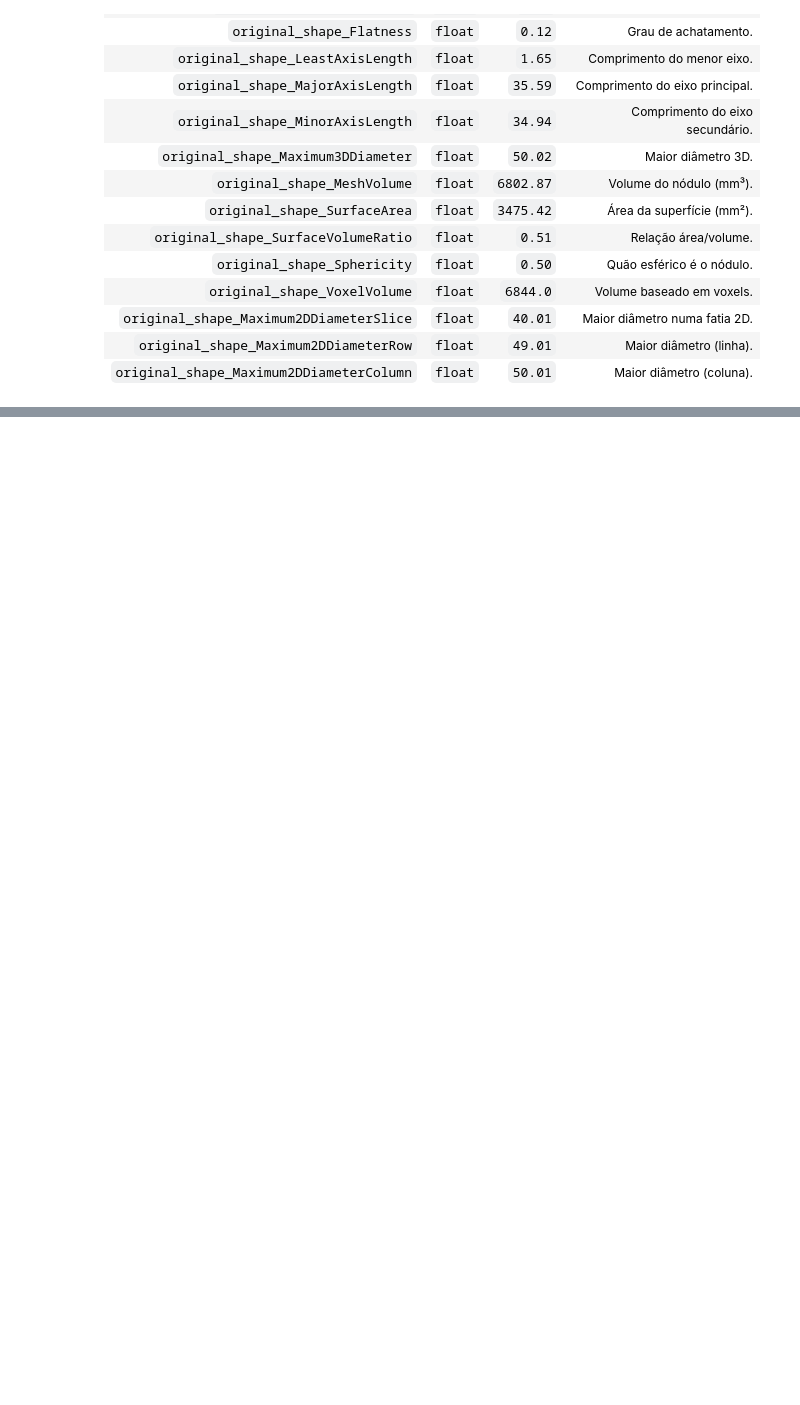
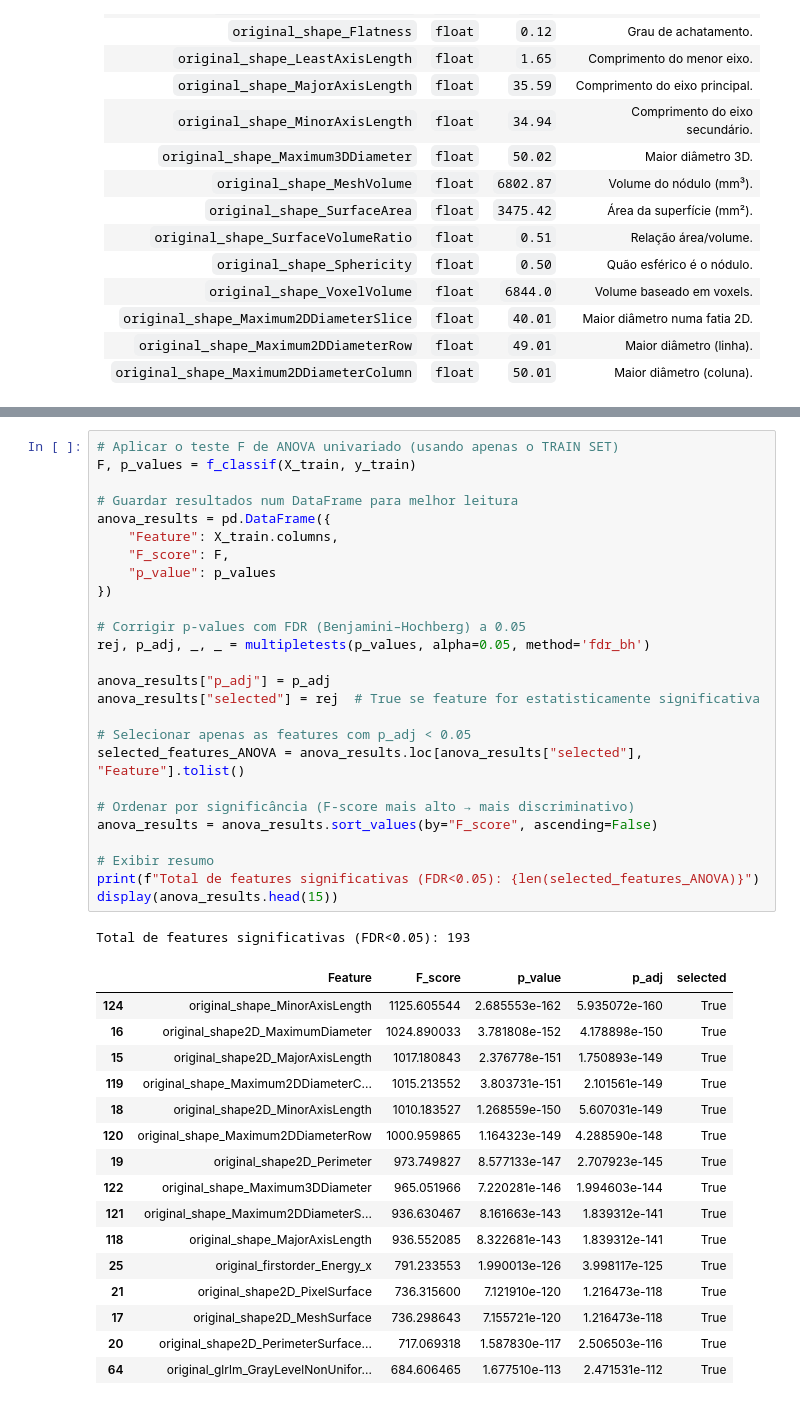
Before and after one commit to francisca005/Lung-Cancer-Classification, a Jupyter notebook: notebook.ipynb, the cells around one changed output, grey strips where cells are left out. Cells and saved outputs as stored; diff of their text form; blank space fills up the shorter version.

```diff
--- a/notebook.ipynb
+++ b/notebook.ipynb
@@ -2018,0 +2089,44 @@ Esta estratégia é suportada por estudos como **Chang et al. (2020)**, que demo
+# %%
+# Aplicar o teste F de ANOVA univariado (usando apenas o TRAIN SET)
+F, p_values = f_classif(X_train, y_train)
+
+# Guardar resultados num DataFrame para melhor leitura
+anova_results = pd.DataFrame({
+    "Feature": X_train.columns,
+    "F_score": F,
+    "p_value": p_values
+})
+
+# Corrigir p-values com FDR (Benjamini–Hochberg) a 0.05
+rej, p_adj, _, _ = multipletests(p_values, alpha=0.05, method='fdr_bh')
+
+anova_results["p_adj"] = p_adj
+anova_results["selected"] = rej  # True se feature for estatisticamente significativa
+
+# Selecionar apenas as features com p_adj < 0.05
+selected_features_ANOVA = anova_results.loc[anova_results["selected"], "Feature"].tolist()
+
+# Ordenar por significância (F-score mais alto → mais discriminativo)
+anova_results = anova_results.sort_values(by="F_score", ascending=False)
+
+# Exibir resumo
+print(f"Total de features significativas (FDR<0.05): {len(selected_features_ANOVA)}")
+display(anova_results.head(15))
+# %% [output]
+Total de features significativas (FDR<0.05): 193
+|  | Feature | F_score | p_value | p_adj | selected |
+| 124 | original_shape_MinorAxisLength | 1125.605544 | 2.685553e-162 | 5.935072e-160 | True |
+| 16 | original_shape2D_MaximumDiameter | 1024.890033 | 3.781808e-152 | 4.178898e-150 | True |
+| 15 | original_shape2D_MajorAxisLength | 1017.180843 | 2.376778e-151 | 1.750893e-149 | True |
+| 119 | original_shape_Maximum2DDiameterC... | 1015.213552 | 3.803731e-151 | 2.101561e-149 | True |
+| 18 | original_shape2D_MinorAxisLength | 1010.183527 | 1.268559e-150 | 5.607031e-149 | True |
+| 120 | original_shape_Maximum2DDiameterRow | 1000.959865 | 1.164323e-149 | 4.288590e-148 | True |
+| 19 | original_shape2D_Perimeter | 973.749827 | 8.577133e-147 | 2.707923e-145 | True |
+| 122 | original_shape_Maximum3DDiameter | 965.051966 | 7.220281e-146 | 1.994603e-144 | True |
+| 121 | original_shape_Maximum2DDiameterS... | 936.630467 | 8.161663e-143 | 1.839312e-141 | True |
+| 118 | original_shape_MajorAxisLength | 936.552085 | 8.322681e-143 | 1.839312e-141 | True |
+| 25 | original_firstorder_Energy_x | 791.233553 | 1.990013e-126 | 3.998117e-125 | True |
+| 21 | original_shape2D_PixelSurface | 736.315600 | 7.121910e-120 | 1.216473e-118 | True |
+| 17 | original_shape2D_MeshSurface | 736.298643 | 7.155721e-120 | 1.216473e-118 | True |
+| 20 | original_shape2D_PerimeterSurface... | 717.069318 | 1.587830e-117 | 2.506503e-116 | True |
+| 64 | original_glrlm_GrayLevelNonUnifor... | 684.606465 | 1.677510e-113 | 2.471531e-112 | True |
```
Also changed, not shown: parts of 21 cells of this notebook.
